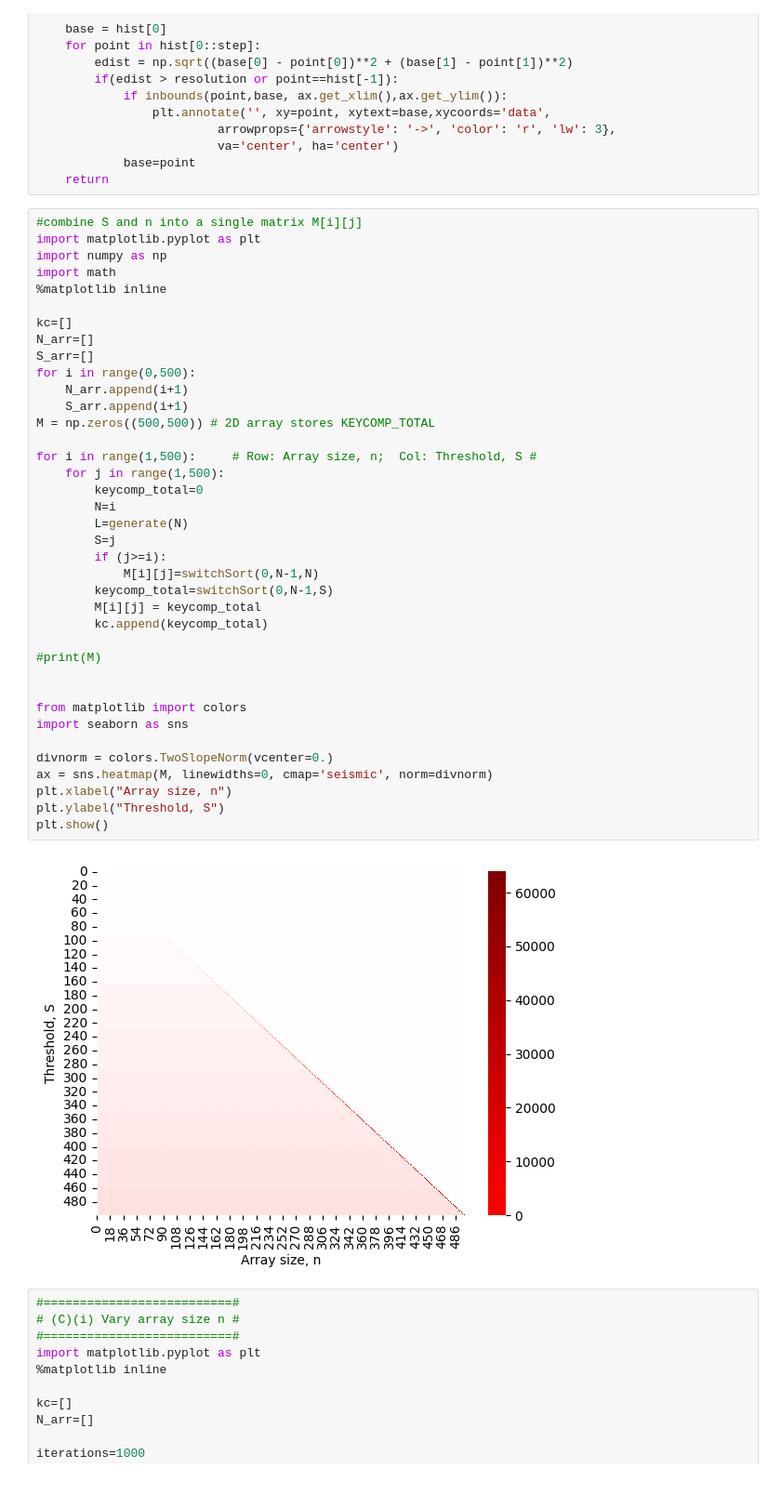
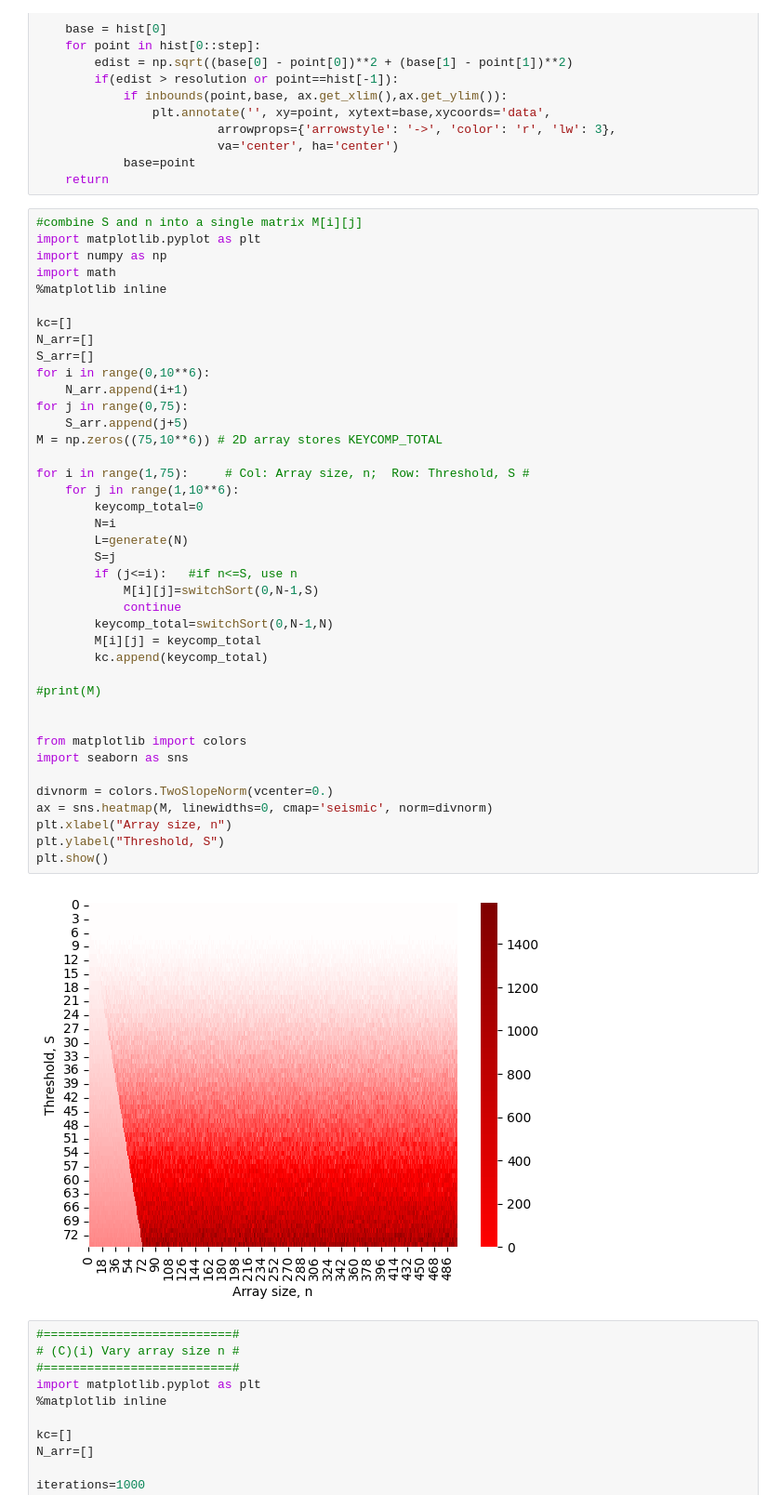
Before and after one commit to elden-l0rd/personal, a Jupyter notebook: lab/src/labProject1/draft2.ipynb, the cells around one changed output. Shown at 93% size. Cells and saved outputs as stored; diff of their text form.

```diff
--- a/lab/src/labProject1/draft2.ipynb
+++ b/lab/src/labProject1/draft2.ipynb
@@ -220,42 +220,44 @@ def plt_contour_wgrad(x, y, hist, ax, w_range=[-100, 500, 5], b_range=[-500, 500
 #combine S and n into a single matrix M[i][j]
 import matplotlib.pyplot as plt
 import numpy as np
 import math
 %matplotlib inline
 
 kc=[]
 N_arr=[]
 S_arr=[]
-for i in range(0,500):
+for i in range(0,10**6):
     N_arr.append(i+1)
-    S_arr.append(i+1)
-M = np.zeros((500,500)) # 2D array stores KEYCOMP_TOTAL
+for j in range(0,75):
+    S_arr.append(j+5)
+M = np.zeros((75,10**6)) # 2D array stores KEYCOMP_TOTAL
 
-for i in range(1,500):     # Row: Array size, n;  Col: Threshold, S #
-    for j in range(1,500):
+for i in range(1,75):     # Col: Array size, n;  Row: Threshold, S #
+    for j in range(1,10**6):
         keycomp_total=0
         N=i
         L=generate(N)
         S=j
-        if (j>=i):
-            M[i][j]=switchSort(0,N-1,N)
-        keycomp_total=switchSort(0,N-1,S)
+        if (j<=i):   #if n<=S, use n
+            M[i][j]=switchSort(0,N-1,S)
+            continue
+        keycomp_total=switchSort(0,N-1,N)
         M[i][j] = keycomp_total
         kc.append(keycomp_total)
 
 #print(M)
 
 
 from matplotlib import colors
 import seaborn as sns
 
 divnorm = colors.TwoSlopeNorm(vcenter=0.)
 ax = sns.heatmap(M, linewidths=0, cmap='seismic', norm=divnorm)
 plt.xlabel("Array size, n")
 plt.ylabel("Threshold, S")
 plt.show()
 # %% [output]
-[figure, old version]
+[figure, new version]
 # %%
 #==========================#
 # (C)(i) Vary array size n #
```
